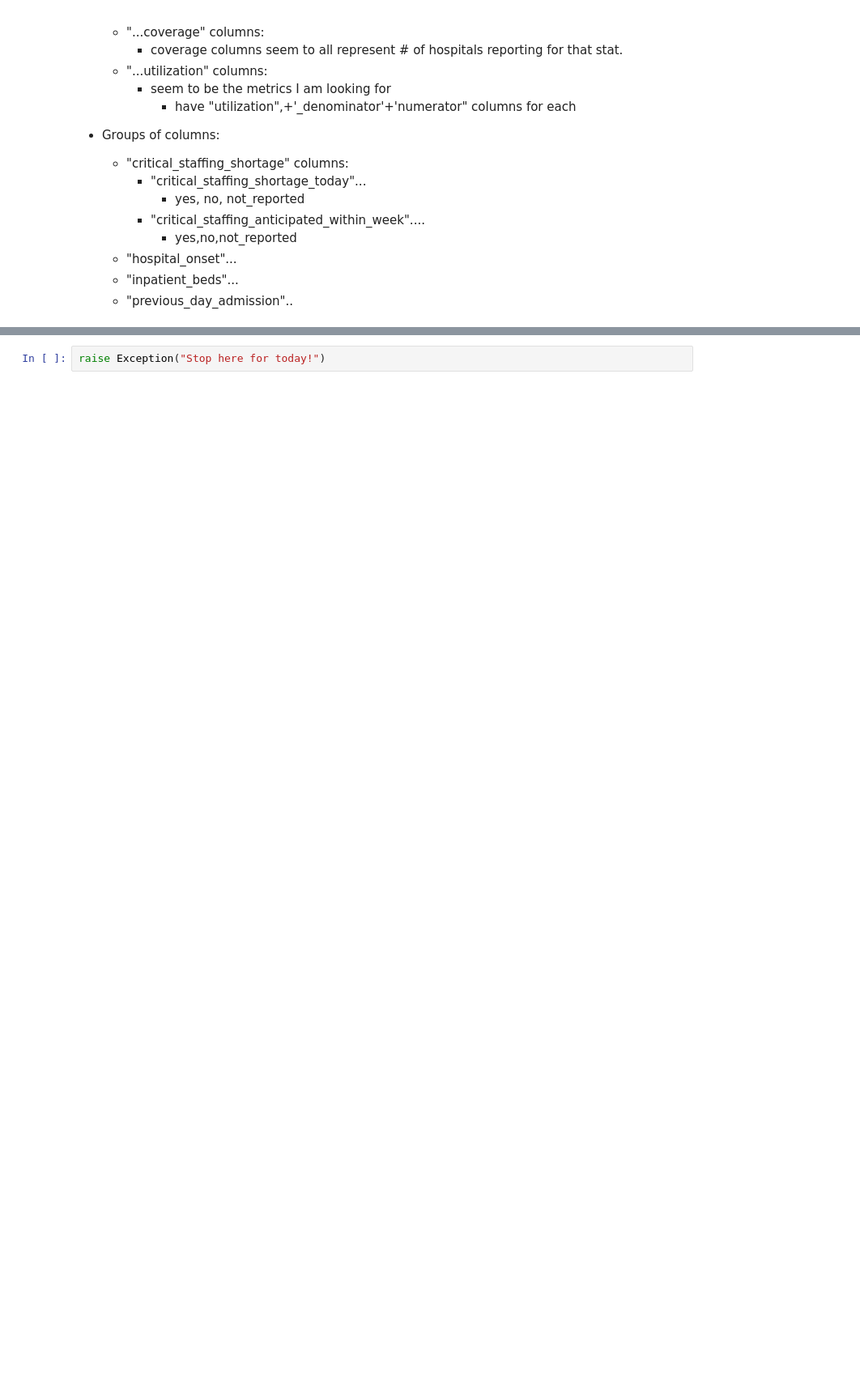
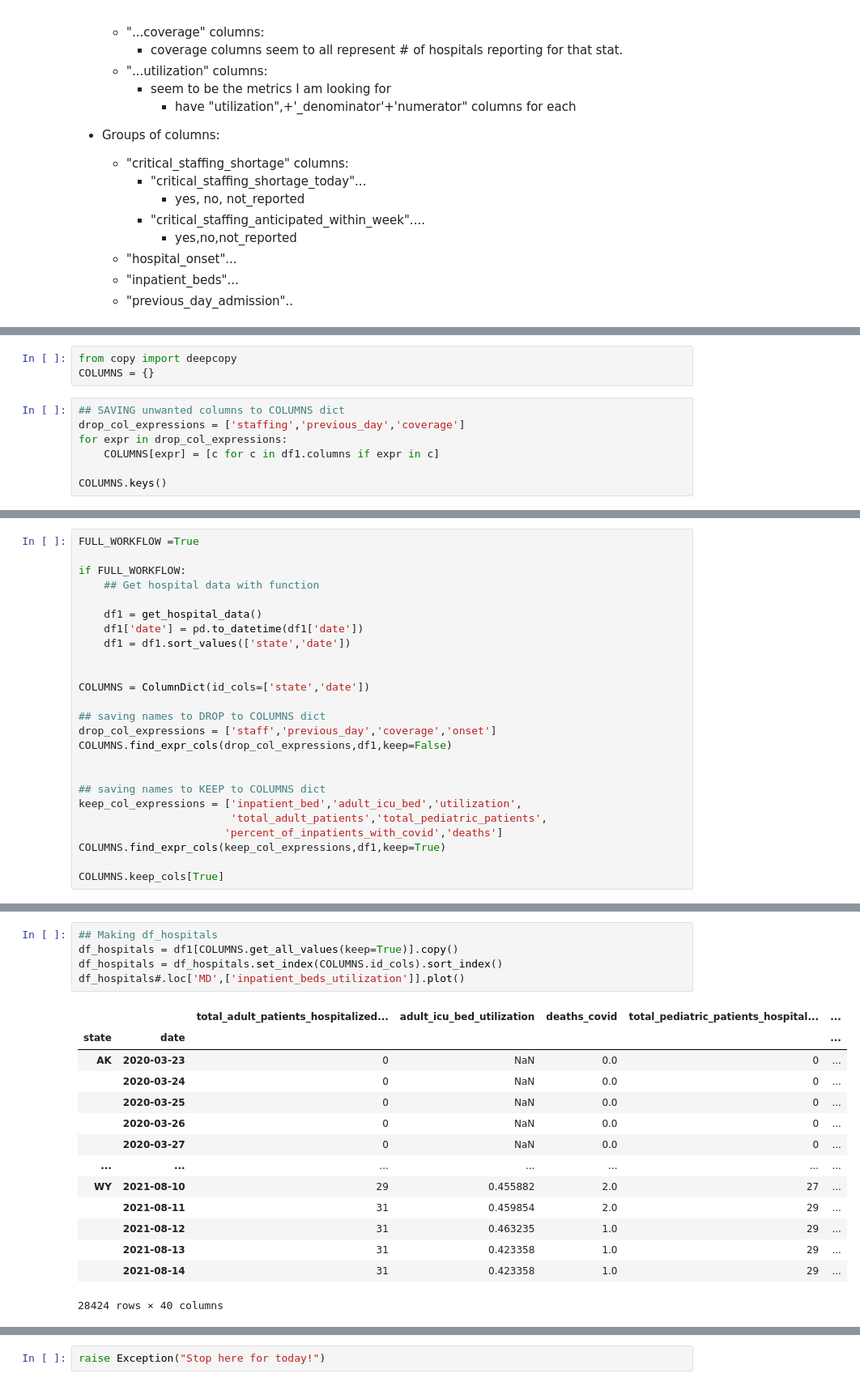
Before and after one commit to jirvingphd/playing-with-coronavirus-data, a Jupyter notebook: 0_Exploring Options for Replacing Covid Tracking Project Data_08-2021.ipynb, the cells around one changed output, grey strips where cells are left out. Shown at 81% size. Saved outputs shown, nothing was run; the diff lists cells and outputs as text; blank space fills up the shorter version.

```diff
--- a/0_Exploring Options for Replacing Covid Tracking Project Data_08-2021.ipynb
+++ b/0_Exploring Options for Replacing Covid Tracking Project Data_08-2021.ipynb
@@ -646,0 +668,10 @@ df_hospital_meta.head()
+# %%
+from copy import deepcopy
+COLUMNS = {}
+# %%
+## SAVING unwanted columns to COLUMNS dict
+drop_col_expressions = ['staffing','previous_day','coverage']
+for expr in drop_col_expressions:
+    COLUMNS[expr] = [c for c in df1.columns if expr in c]
+
+COLUMNS.keys()
@@ -681,0 +891,25 @@ KEEP_COLS
+# %%
+FULL_WORKFLOW =True
+
+if FULL_WORKFLOW:
+    ## Get hospital data with function
+
+    df1 = get_hospital_data()
+    df1['date'] = pd.to_datetime(df1['date'])
+    df1 = df1.sort_values(['state','date'])
+
+
+COLUMNS = ColumnDict(id_cols=['state','date'])
+
+## saving names to DROP to COLUMNS dict
+drop_col_expressions = ['staff','previous_day','coverage','onset']
+COLUMNS.find_expr_cols(drop_col_expressions,df1,keep=False)
+
+
+## saving names to KEEP to COLUMNS dict
+keep_col_expressions = ['inpatient_bed','adult_icu_bed','utilization',
+                        'total_adult_patients','total_pediatric_patients',
+                       'percent_of_inpatients_with_covid','deaths']
+COLUMNS.find_expr_cols(keep_col_expressions,df1,keep=True)
+
+COLUMNS.keep_cols[True]
@@ -681,0 +951,20 @@ KEEP_COLS
+# %%
+## Making df_hospitals
+df_hospitals = df1[COLUMNS.get_all_values(keep=True)].copy()
+df_hospitals = df_hospitals.set_index(COLUMNS.id_cols).sort_index()
+df_hospitals#.loc['MD',['inpatient_beds_utilization']].plot()
+# %% [output]
+|  |  | total_adult_patients_hospitalized... | adult_icu_bed_utilization | deaths_covid | total_pediatric_patients_hospital... | ... |
+| state | date |  |  |  |  | ... |
+| AK | 2020-03-23 | 0 | NaN | 0.0 | 0 | ... |
+|  | 2020-03-24 | 0 | NaN | 0.0 | 0 | ... |
+|  | 2020-03-25 | 0 | NaN | 0.0 | 0 | ... |
+|  | 2020-03-26 | 0 | NaN | 0.0 | 0 | ... |
+|  | 2020-03-27 | 0 | NaN | 0.0 | 0 | ... |
+| ... | ... | ... | ... | ... | ... | ... |
+| WY | 2021-08-10 | 29 | 0.455882 | 2.0 | 27 | ... |
+|  | 2021-08-11 | 31 | 0.459854 | 2.0 | 29 | ... |
+|  | 2021-08-12 | 31 | 0.463235 | 1.0 | 29 | ... |
+|  | 2021-08-13 | 31 | 0.423358 | 1.0 | 29 | ... |
+|  | 2021-08-14 | 31 | 0.423358 | 1.0 | 29 | ... |
+28424 rows × 40 columns
```
Also changed, not shown: parts of 50 cells of this notebook, 4 other files.
